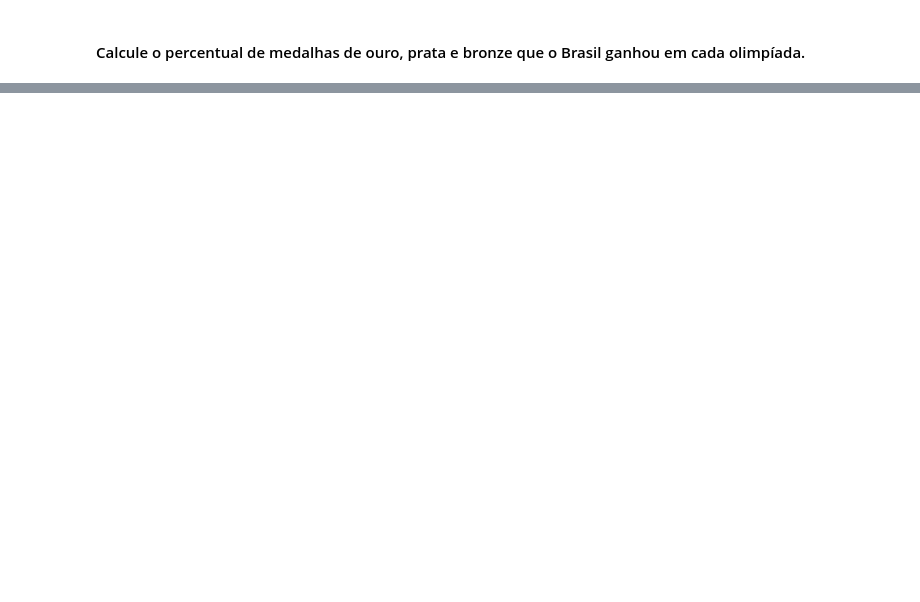
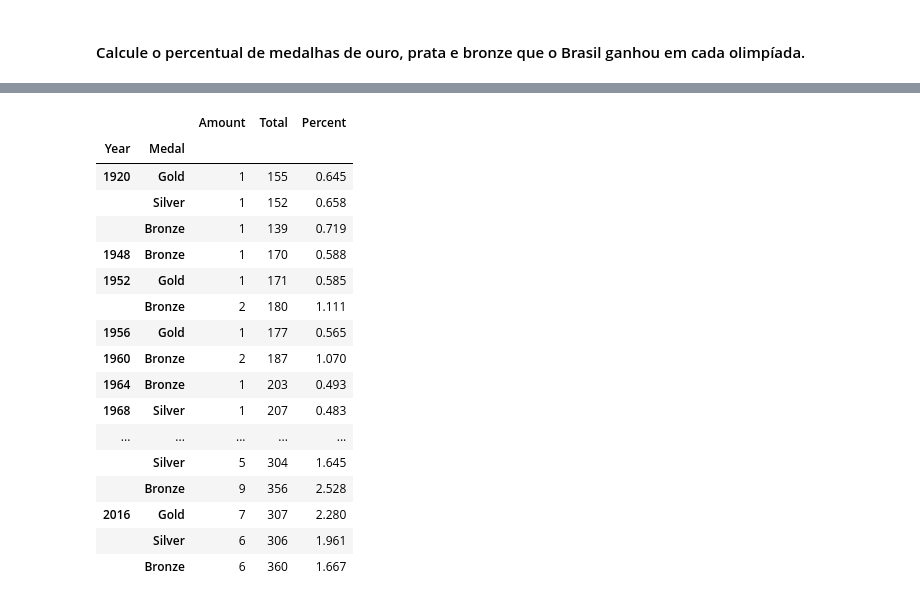
Before and after one commit to baiochi/LetsCode, a Jupyter notebook: Modulo 3 - Biblioteca e APIs/Projetos/Projeto - Pandas.ipynb, the cells around one changed output, grey strips where cells are left out. Drawn from its saved outputs; the diff is of its cells as text; code cells hidden in the pictures; blank space fills up the shorter version.

```diff
--- a/Modulo 3 - Biblioteca e APIs/Projetos/Projeto - Pandas.ipynb
+++ b/Modulo 3 - Biblioteca e APIs/Projetos/Projeto - Pandas.ipynb
@@ -657,2 +788,14 @@ summer_medals.assign(Total=summer_medals.sum(axis=1)).stack().to_frame('#')
 # %% [markdown]
 #### <span id='pt3.7'></span>Calcule o percentual de medalhas de ouro, prata e bronze que o Brasil ganhou em cada olimpíada.
+# %%
+df_medals_by_year.groupby(by=['Year','NOC'])['Amount'].sum()
+
+df_total_medals = df_medals_by_year.groupby(by=['Year', 'Medal']).agg({'Amount': 'sum'})
+#.groupby(level=0).apply(lambda x: 100 * x / float(x.sum()))
+df_total_medals.rename(columns={'Amount':'Total'}, inplace=True)
+
+br_total_medals_year = df_medals_by_year.loc[df_medals_by_year['NOC']=='BRA'].groupby(by=['Year', 'Medal']).agg({'Amount': 'sum'})
+br_total_medals_year = br_total_medals_year.merge(df_total_medals, how='inner', left_on=['Year','Medal'], right_on=['Year', 'Medal'])
+br_total_medals_year['Percent'] = round((br_total_medals_year['Amount'] * 100) / br_total_medals_year['Total'],3)
+print("Medalhas do Brasil das olimpiadas:")
+br_total_medals_year
@@ -658,0 +822,27 @@ summer_medals.assign(Total=summer_medals.sum(axis=1)).stack().to_frame('#')
+# %%
+custom_dict = {
+    'Bronze':0,
+    'Silver':1,
+    'Gold':2
+}
+
+br_total_medals_year.groupby(by='Year', group_keys = False).apply(lambda x: x.sort_values(by = 'Medal', ascending=False, key=lambda x : x.map(custom_dict)))
+# %% [output]
+|  |  | Amount | Total | Percent |
+| Year | Medal |  |  |  |
+| 1920 | Gold | 1 | 155 | 0.645 |
+|  | Silver | 1 | 152 | 0.658 |
+|  | Bronze | 1 | 139 | 0.719 |
+| 1948 | Bronze | 1 | 170 | 0.588 |
+| 1952 | Gold | 1 | 171 | 0.585 |
+|  | Bronze | 2 | 180 | 1.111 |
+| 1956 | Gold | 1 | 177 | 0.565 |
+| 1960 | Bronze | 2 | 187 | 1.070 |
+| 1964 | Bronze | 1 | 203 | 0.493 |
+| 1968 | Silver | 1 | 207 | 0.483 |
+| ... | ... | ... | ... | ... |
+|  | Silver | 5 | 304 | 1.645 |
+|  | Bronze | 9 | 356 | 2.528 |
+| 2016 | Gold | 7 | 307 | 2.280 |
+|  | Silver | 6 | 306 | 1.961 |
+|  | Bronze | 6 | 360 | 1.667 |
```
Also changed, not shown: parts of 13 cells of this notebook.
